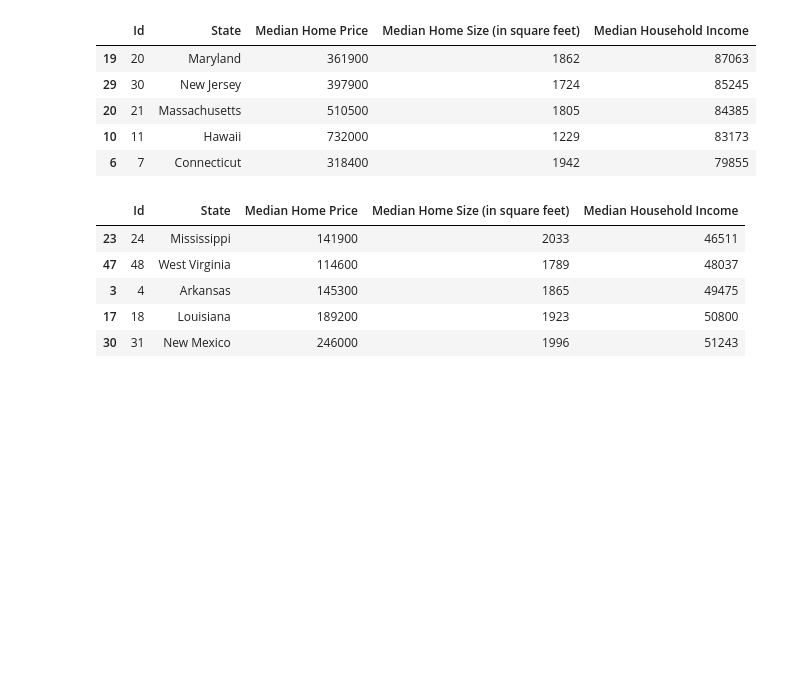
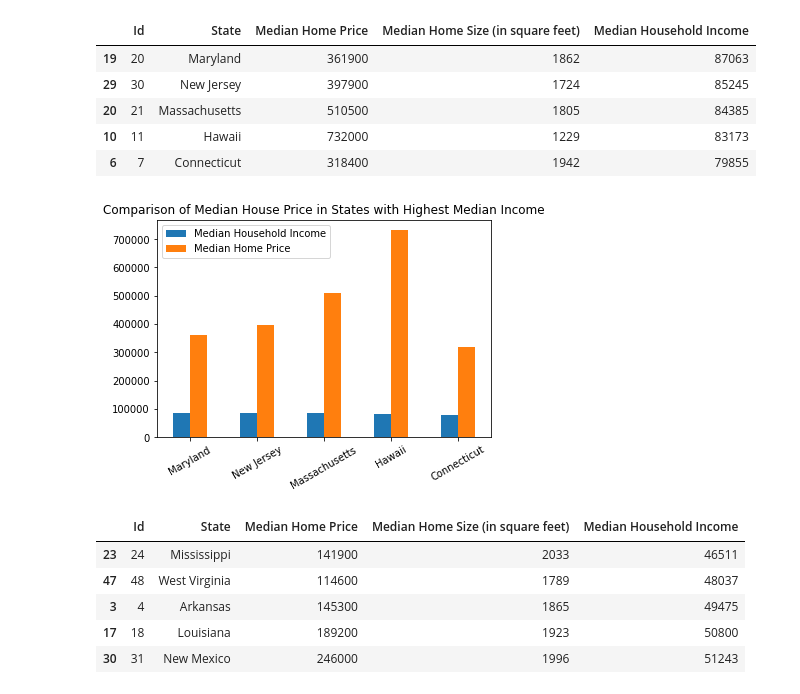
Before and after one commit to DeviBalao/House_Price_Analysis, a Jupyter notebook: analysis.ipynb, the cells around one changed output. Cells and saved outputs as stored; diff of their text form; code cells hidden in the pictures; blank space fills up the shorter version.

Commit message:
Adding images of the charts.

```diff
--- a/analysis.ipynb
+++ b/analysis.ipynb
@@ -94,4 +94,12 @@ median_income_sorted_d.head()
 | 20 | 21 | Massachusetts | 510500 | 1805 | 84385 |
 | 10 | 11 | Hawaii | 732000 | 1229 | 83173 |
 | 6 | 7 | Connecticut | 318400 | 1942 | 79855 |
+# %%
+# Charts of States with Highest Median Income compared with Median House Price"
+highest_median_income = median_income_sorted_d[['State', 'Median Household Income','Median Home Price']].head()
+a = highest_median_income.plot(kind = "bar", title = "Comparison of Median House Price in States with Highest Median Income")
+a.set_xticklabels(highest_median_income["State"], rotation=30)
+plt.show()
+# %% [output]
+[figure, added]
 # %%
```
Also changed, not shown: parts of 1 cell of this notebook, 6 other files.
